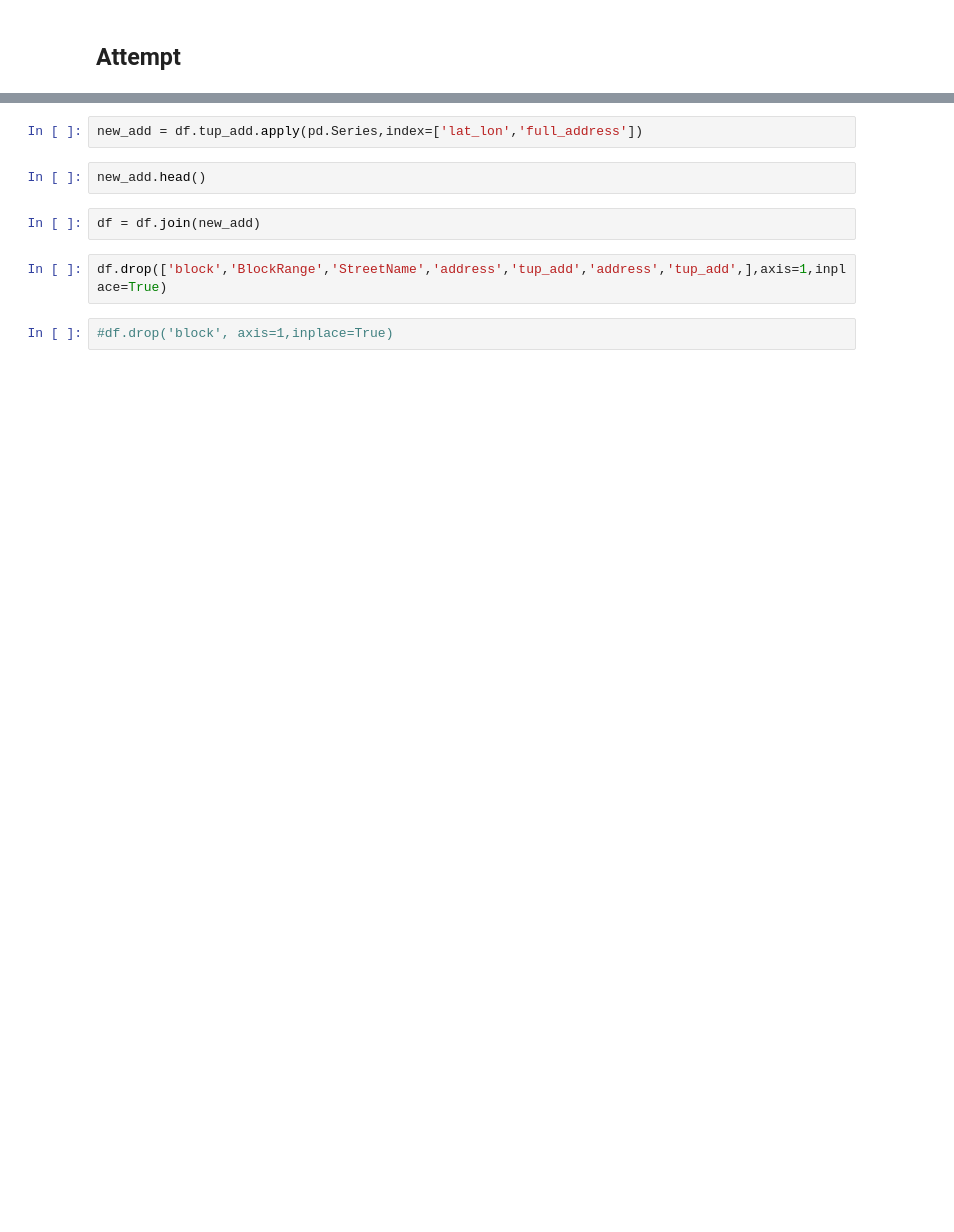
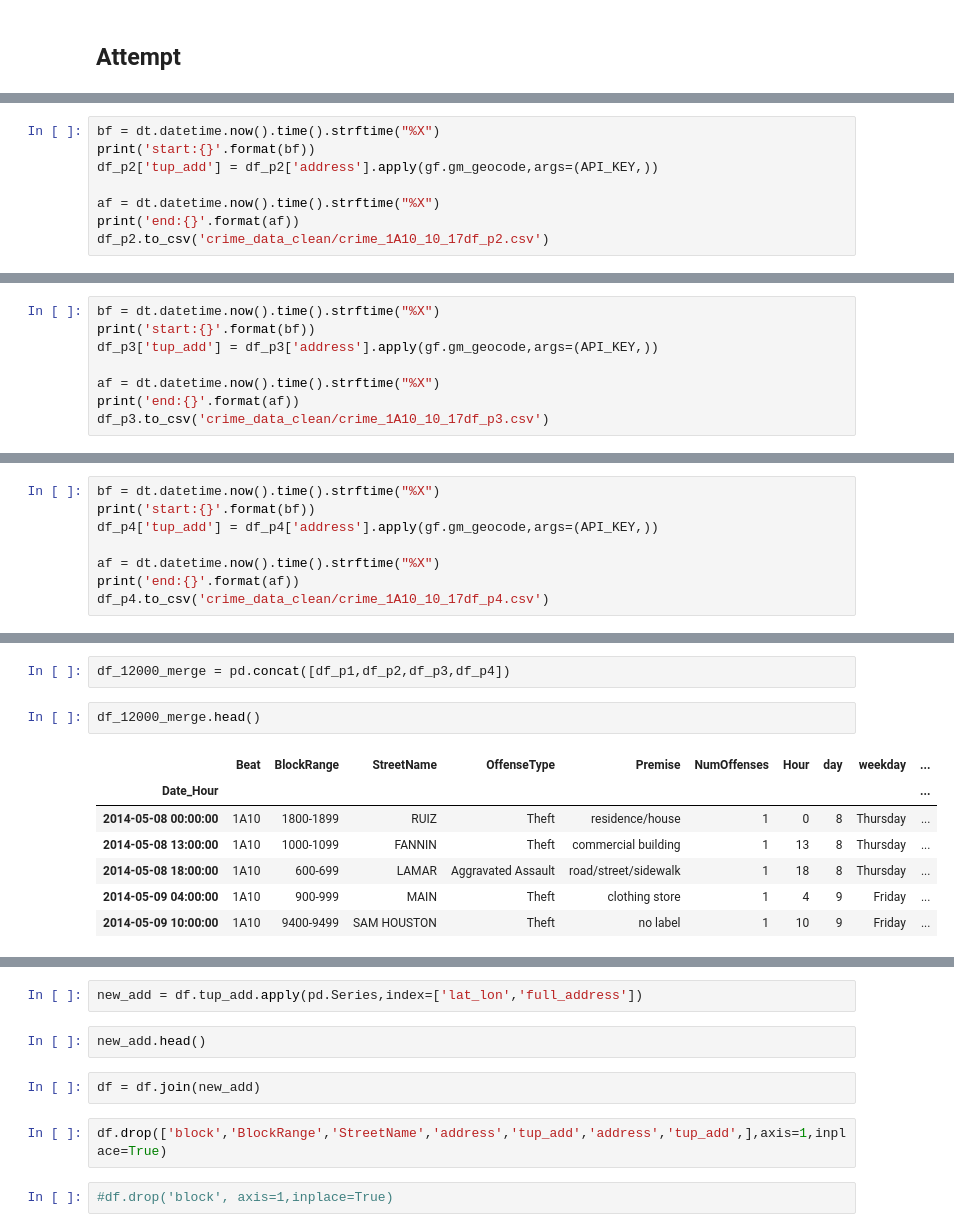
Before and after one commit to franksalas/Crime-Analysis, a Jupyter notebook: data_wrangling/Houston_Crime_Data/crime_1A10_10_17_LATLONG.ipynb, the cells around one changed output, grey strips where cells are left out. Drawn from its saved outputs; the diff is of its cells as text; blank space fills up the shorter version.

```diff
--- a/data_wrangling/Houston_Crime_Data/crime_1A10_10_17_LATLONG.ipynb
+++ b/data_wrangling/Houston_Crime_Data/crime_1A10_10_17_LATLONG.ipynb
@@ -204,0 +301,8 @@ IndexError: list index out of range
+# %%
+bf = dt.datetime.now().time().strftime("%X")
+print('start:{}'.format(bf))
+df_p2['tup_add'] = df_p2['address'].apply(gf.gm_geocode,args=(API_KEY,))
+
+af = dt.datetime.now().time().strftime("%X")
+print('end:{}'.format(af))
+df_p2.to_csv('crime_data_clean/crime_1A10_10_17df_p2.csv')
@@ -204,0 +312,8 @@ IndexError: list index out of range
+# %%
+bf = dt.datetime.now().time().strftime("%X")
+print('start:{}'.format(bf))
+df_p3['tup_add'] = df_p3['address'].apply(gf.gm_geocode,args=(API_KEY,))
+
+af = dt.datetime.now().time().strftime("%X")
+print('end:{}'.format(af))
+df_p3.to_csv('crime_data_clean/crime_1A10_10_17df_p3.csv')
@@ -204,0 +323,8 @@ IndexError: list index out of range
+# %%
+bf = dt.datetime.now().time().strftime("%X")
+print('start:{}'.format(bf))
+df_p4['tup_add'] = df_p4['address'].apply(gf.gm_geocode,args=(API_KEY,))
+
+af = dt.datetime.now().time().strftime("%X")
+print('end:{}'.format(af))
+df_p4.to_csv('crime_data_clean/crime_1A10_10_17df_p4.csv')
@@ -205 +334,13 @@ IndexError: list index out of range
+# %%
+df_12000_merge = pd.concat([df_p1,df_p2,df_p3,df_p4])
+# %%
+df_12000_merge.head()
+# %% [output]
+|  | Beat | BlockRange | StreetName | OffenseType | Premise | NumOffenses | Hour | day | weekday | ... |
+| Date_Hour |  |  |  |  |  |  |  |  |  | ... |
+| 2014-05-08 00:00:00 | 1A10 | 1800-1899 | RUIZ | Theft | residence/house | 1 | 0 | 8 | Thursday | ... |
+| 2014-05-08 13:00:00 | 1A10 | 1000-1099 | FANNIN | Theft | commercial building | 1 | 13 | 8 | Thursday | ... |
+| 2014-05-08 18:00:00 | 1A10 | 600-699 | LAMAR | Aggravated Assault | road/street/sidewalk | 1 | 18 | 8 | Thursday | ... |
+| 2014-05-09 04:00:00 | 1A10 | 900-999 | MAIN | Theft | clothing store | 1 | 4 | 9 | Friday | ... |
+| 2014-05-09 10:00:00 | 1A10 | 9400-9499 | SAM HOUSTON | Theft | no label | 1 | 10 | 9 | Friday | ... |
 # %%
```
Also changed, not shown: parts of 33 cells of this notebook, 33 other files.
